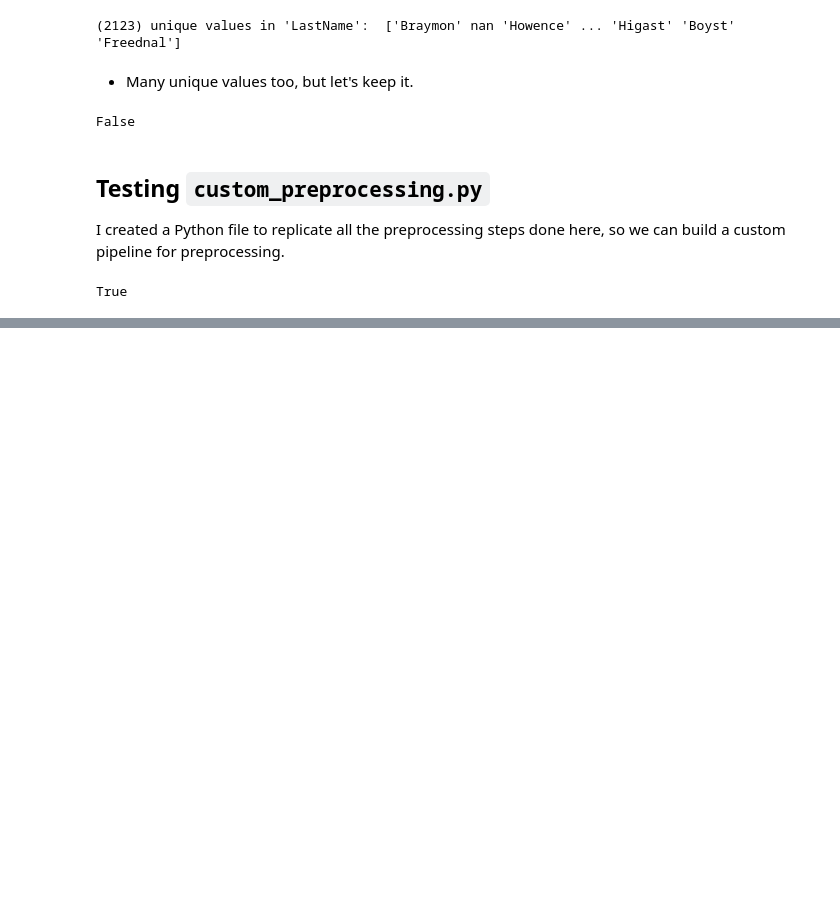
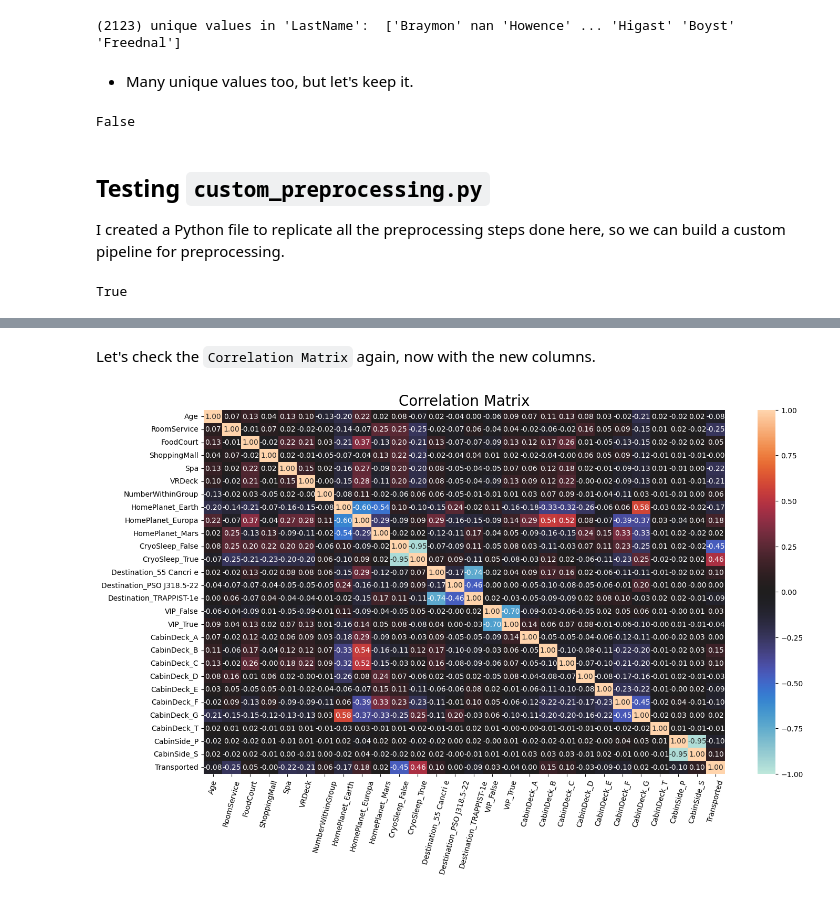
Before and after one commit to mhenriqueof/nn-classification-spaceship-titanic, a Jupyter notebook: notebooks/01_preprocessing.ipynb, the cells around one changed output, grey strips where cells are left out. Saved outputs shown, nothing was run; the diff lists cells and outputs as text; code cells hidden in the pictures; blank space fills up the shorter version.

Commit message:
Add section "4. Handle Missing Values"
• add handle cryosleep

```diff
--- a/notebooks/01_preprocessing.ipynb
+++ b/notebooks/01_preprocessing.ipynb
@@ -26,3 +25,14 @@ def show_unique_values_in_columns(df, columns):
 # %%
 def show_new_columns(df):
     return df.loc[:,'Transported':].head()
+# %%
+def plot_correlation_matrix(df, fig_size):
+    df_corr_matrix = pd.get_dummies(df)
+    df_corr_matrix['Transported'] = df_corr_matrix.pop('Transported') # move 'Transported' to the last position
+    df_corr_matrix = df_corr_matrix.corr()
+
+    plt.figure(figsize=fig_size)
+    sns.heatmap(df_corr_matrix, annot=True, fmt=".2f", cmap="icefire", vmin=-1, vmax=1)
+    plt.title('Correlation Matrix', fontsize=20)
+    plt.xticks(rotation=75)
+    plt.show()
@@ -297,0 +335,6 @@ True
+# %% [markdown]
+Let's check the `Correlation Matrix` again, now with the new columns.
+# %%
+plot_correlation_matrix(df.drop(columns=['GroupNumber', 'CabinNum', 'LastName']), fig_size=(16,9)) # need to drop columns with many unique values
+# %% [output]
+[figure, added]
```
Also changed, not shown: parts of 14 cells of this notebook.
